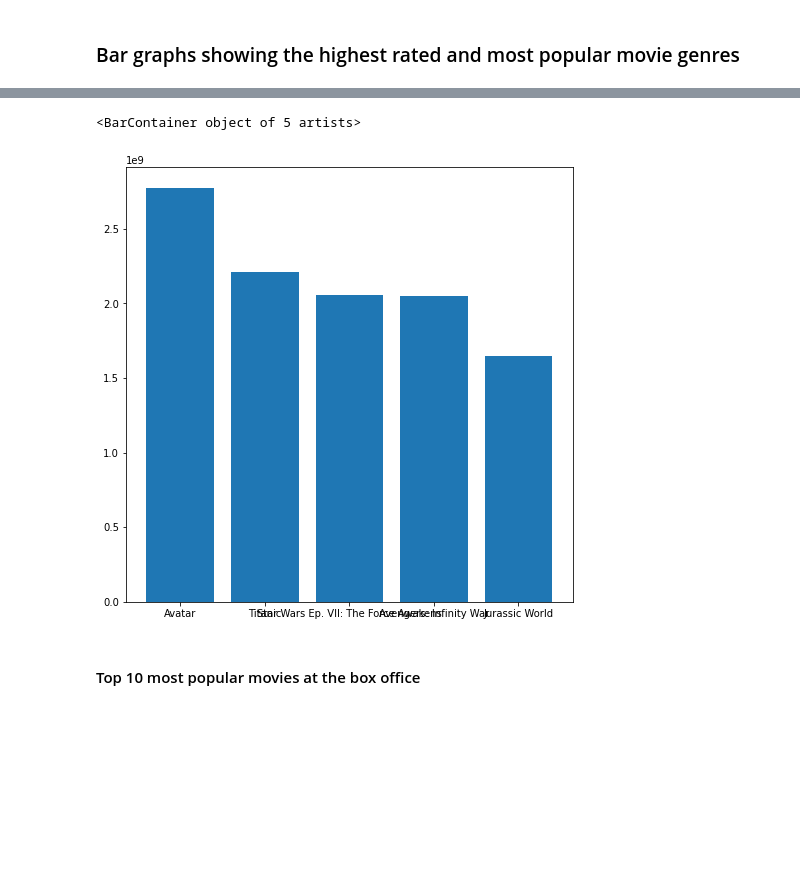
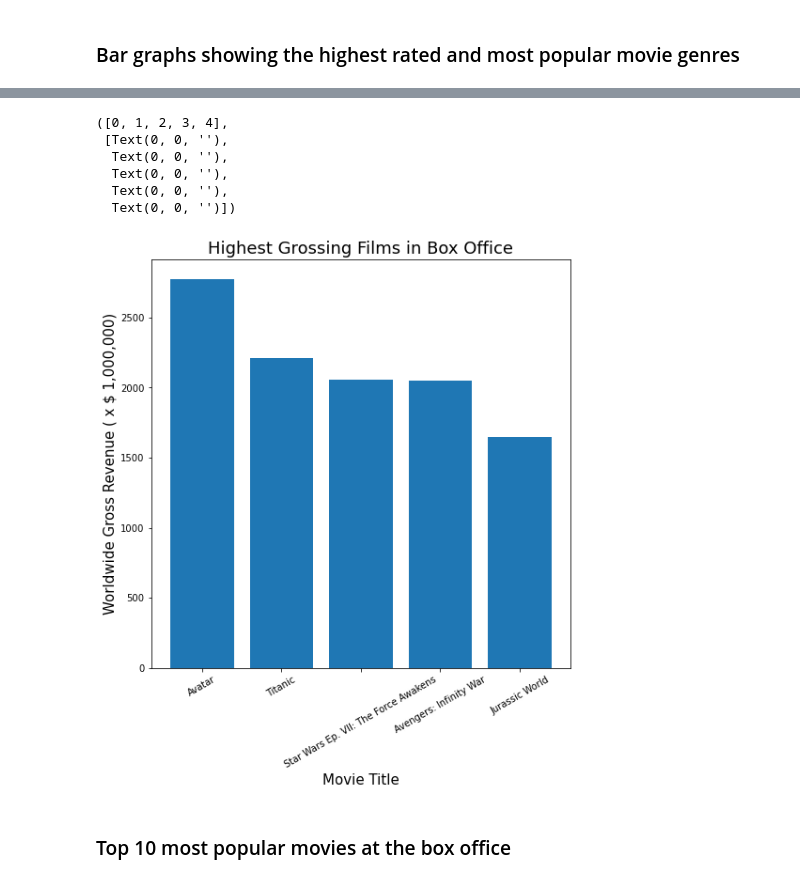
Before and after one commit to lewigi/dsc-phase-1-project-v2-4, a Jupyter notebook: student.ipynb, the cells around one changed output, grey strips where cells are left out. Saved outputs shown, nothing was run; the diff lists cells and outputs as text; code cells hidden in the pictures; blank space fills up the shorter version.

```diff
--- a/student.ipynb
+++ b/student.ipynb
@@ -771,18 +787,31 @@ ax.plot(budget, revenue)
 # %%
-fig, ax = plt.subplots(figsize=(8,8))
+fig, ax = plt.subplots(figsize=(10,10))
 
 # Get values for x and y axis for the plots
 
 highest_grossing_films = film_revenue.index.to_list()[0:5]
-highest_grossing_films_revenue = film_revenue['worldwide_gross'][0:5].to_list()
+highest_grossing_films_revenue = (film_revenue['worldwide_gross'][0:5]/1000000).to_list()
 
+# Set the x and y axis
 
 ax.bar(highest_grossing_films, highest_grossing_films_revenue)
+
+# Set plot charateristics
+
+ax.set_title("Highest Grossing Films in Box Office", fontsize = 18)
+ax.set_ylabel("Worldwide Gross Revenue ( x $ 1,000,000)", fontsize = 15)
+ax.set_xlabel("Movie Title", fontsize = 15)
+plt.xticks(rotation=30)
 # %% [output]
-<BarContainer object of 5 artists>
+([0, 1, 2, 3, 4],
+ [Text(0, 0, ''),
+  Text(0, 0, ''),
+  Text(0, 0, ''),
+  Text(0, 0, ''),
+  Text(0, 0, '')])
-[figure, old version]
+[figure, new version]
 # %% [markdown]
-#### Top 10 most popular movies at the box office
+### Top 10 most popular movies at the box office
 # %%
 fig, ax = plt.subplots(figsize=(10,10))
 
```
Also changed, not shown: parts of 20 cells of this notebook.
